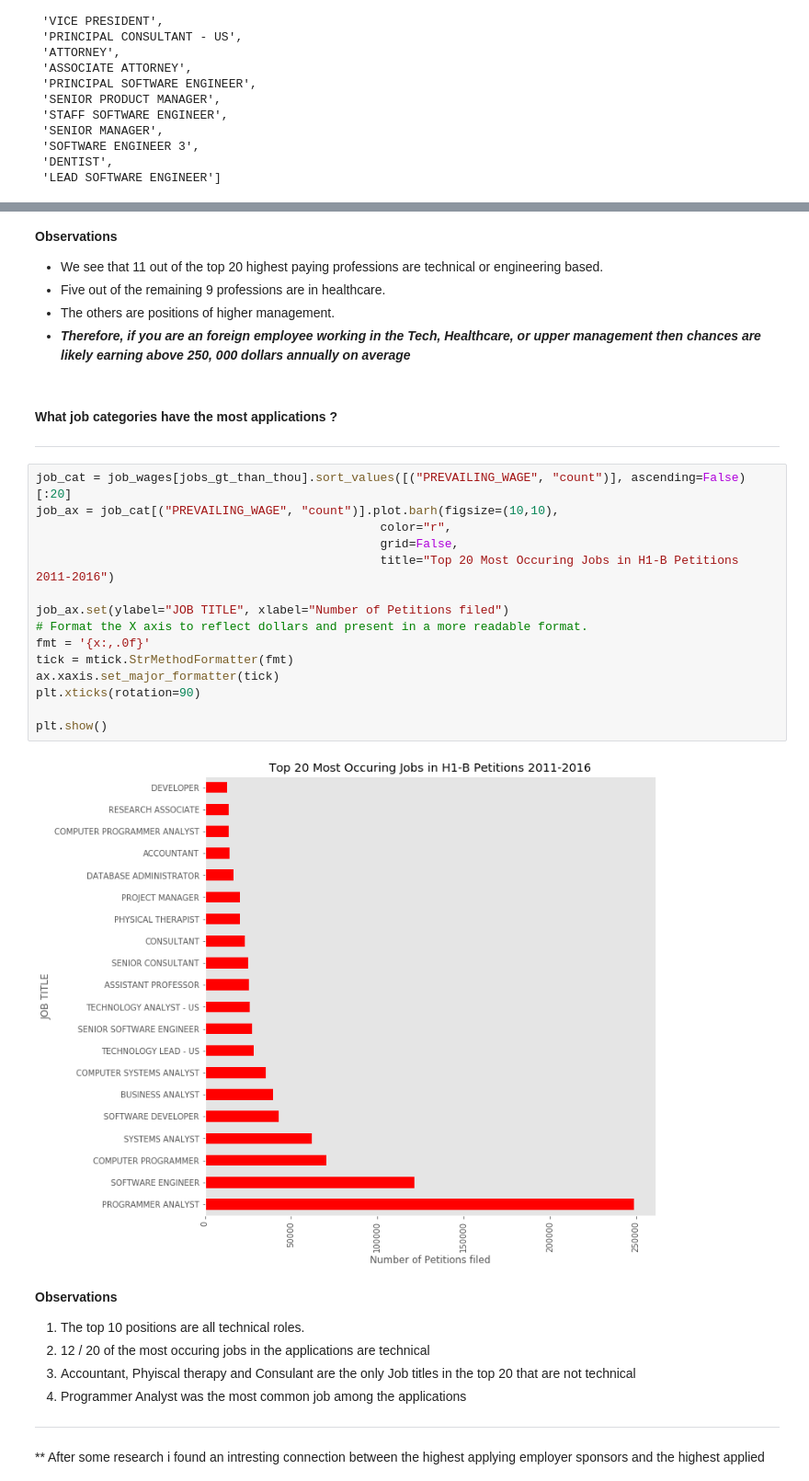
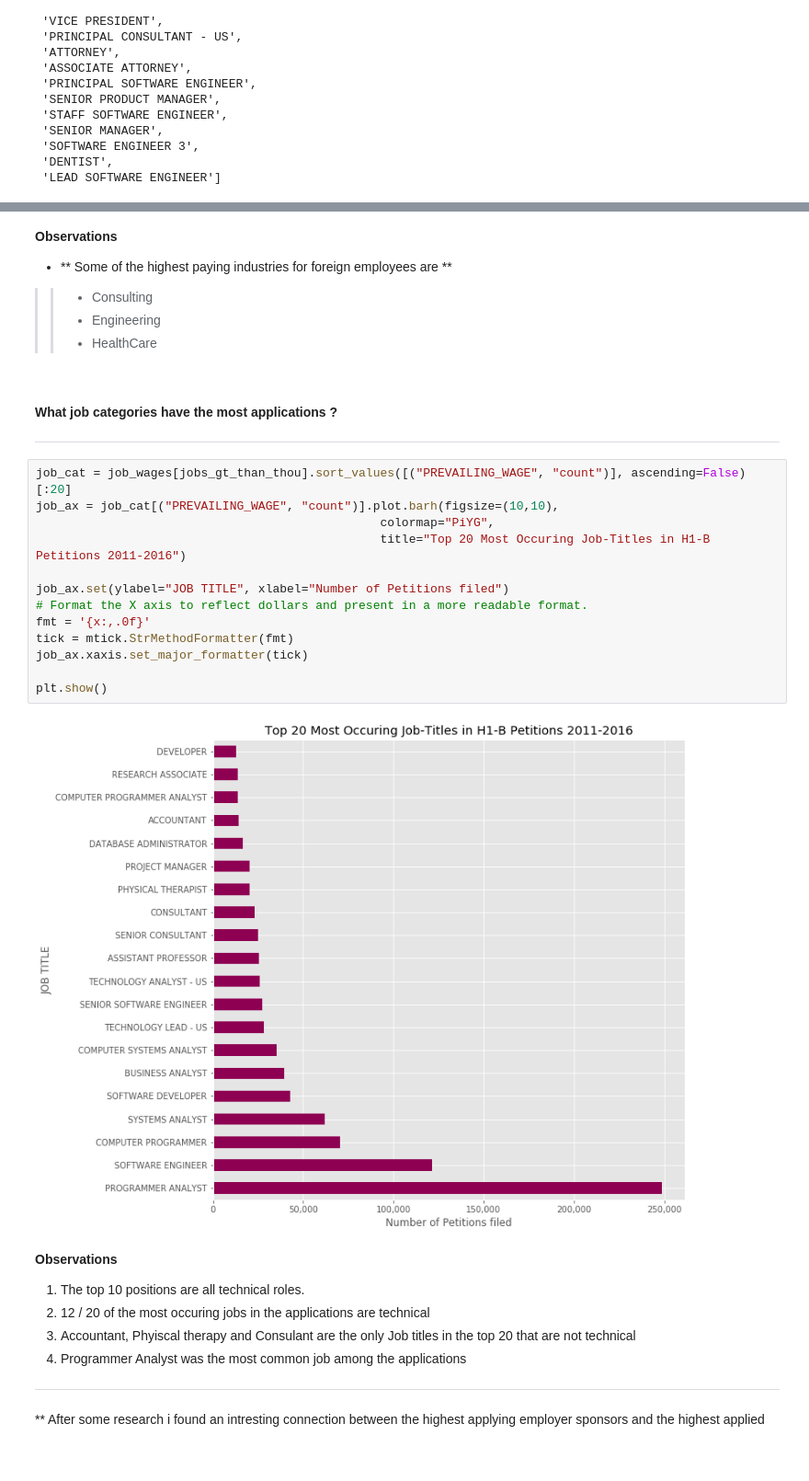
Before and after one commit to david-agumya/CS6220-Data-Mining, a Jupyter notebook: Final Project/Final Project Analysis.ipynb, the cells around one changed output, grey strips where cells are left out. Shown: that part at 92% size. Drawn from its saved outputs; the diff is of its cells as text; blank space fills up the shorter version.

```diff
--- a/Final Project/Final Project Analysis.ipynb
+++ b/Final Project/Final Project Analysis.ipynb
@@ -388,29 +403,27 @@ plt.show()
-# %% [markdown]
-**Observations**
-+ We see that 11 out of the top 20 highest paying professions are technical or engineering based.
-+ Five out of the remaining 9 professions are in healthcare.
-+ The others are positions of higher management.
-+ **_Therefore, if you are an foreign employee working in the Tech, Healthcare, or upper management then chances are likely earning above 250, 000 dollars annually on average_**
+# %% [markdown]
+**Observations**
++ ** Some of the highest paying industries for foreign employees are **
+>> + Consulting
+>> + Engineering
+>> + HealthCare
 # %% [markdown]
 #### What job categories  have the most applications ?
 ___
 # %%
 job_cat = job_wages[jobs_gt_than_thou].sort_values([("PREVAILING_WAGE", "count")], ascending=False)[:20]
 job_ax = job_cat[("PREVAILING_WAGE", "count")].plot.barh(figsize=(10,10),
-                                                color="r",
-                                                grid=False,
-                                                title="Top 20 Most Occuring Jobs in H1-B Petitions 2011-2016")
+                                                colormap="PiYG",
+                                                title="Top 20 Most Occuring Job-Titles in H1-B Petitions 2011-2016")
 
 job_ax.set(ylabel="JOB TITLE", xlabel="Number of Petitions filed")
 # Format the X axis to reflect dollars and present in a more readable format.
 fmt = '{x:,.0f}'
 tick = mtick.StrMethodFormatter(fmt)
-ax.xaxis.set_major_formatter(tick)
-plt.xticks(rotation=90)
+job_ax.xaxis.set_major_formatter(tick)
 
 plt.show()
 # %% [output]
-[figure, old version]
+[figure, new version]
 # %% [markdown]
 **Observations**
 1. The top 10 positions are all technical roles.
```
Also changed, not shown: parts of 44 cells of this notebook.
